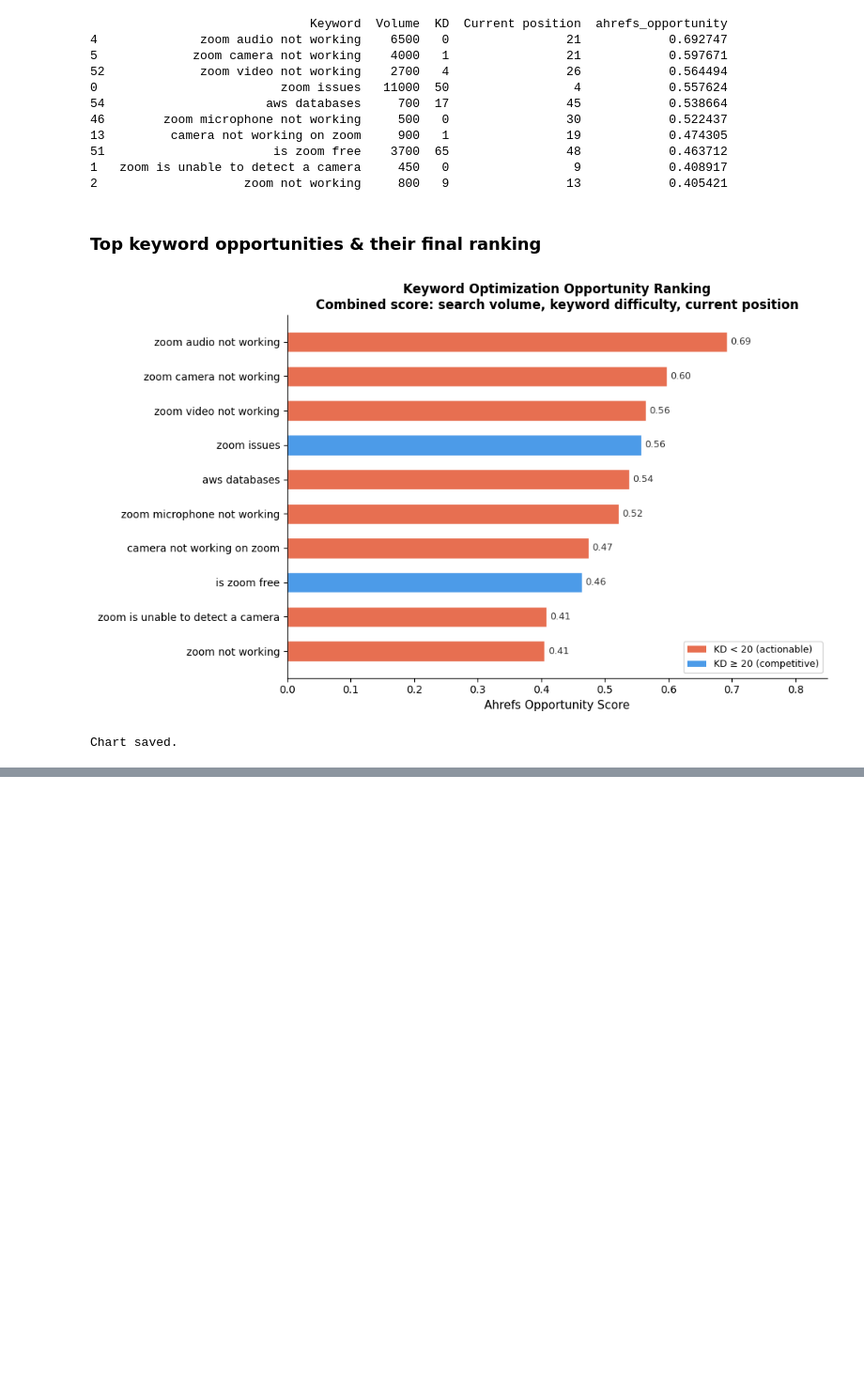
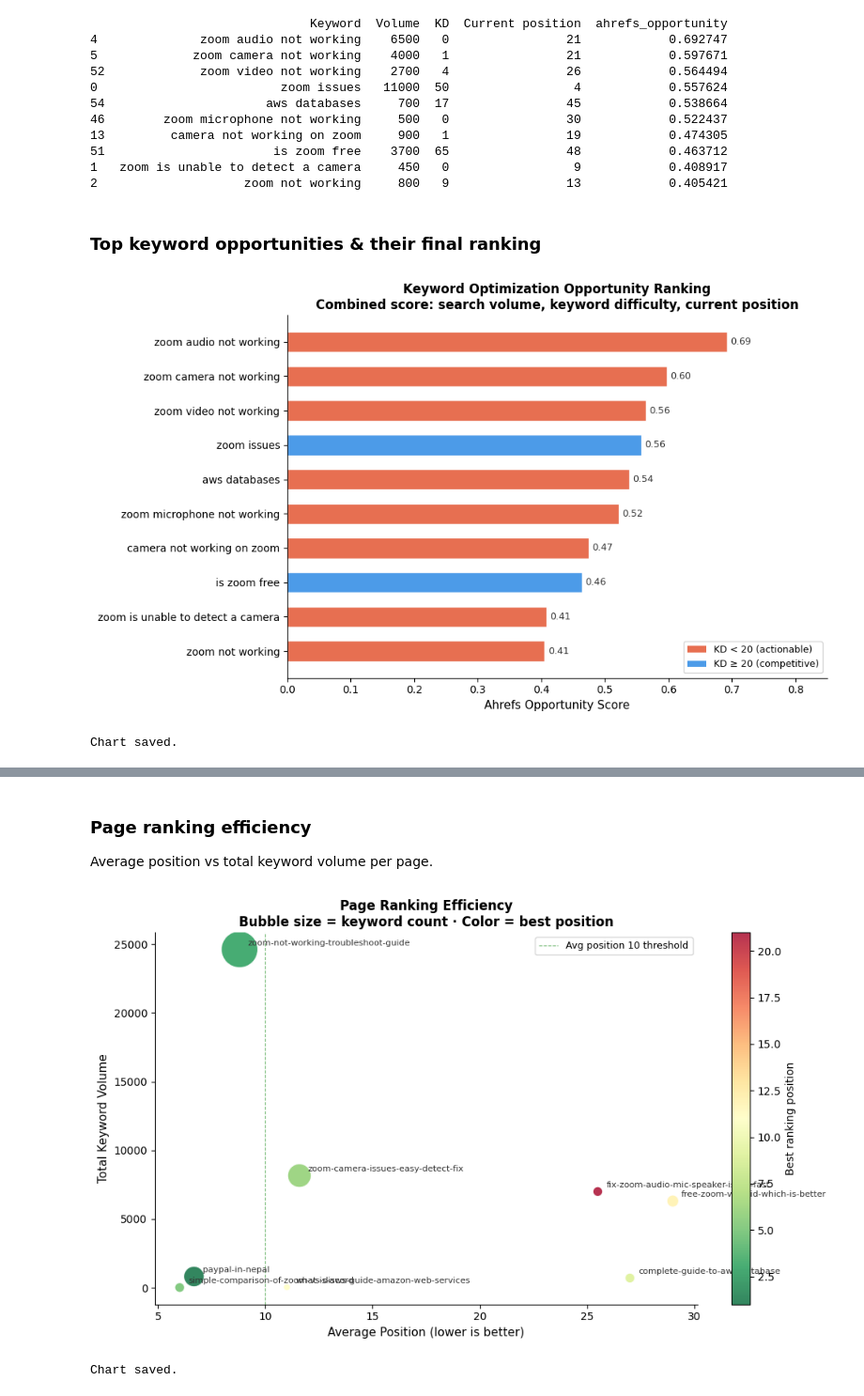
Before and after one commit to sonaml-007/SEO-Analysis, a Jupyter notebook: ahrefs-analysis/notebook-ahrefs/ahrefs-seo-analysis.ipynb, the cells around one changed output, grey strips where cells are left out. Shown at 94% size. Drawn from its saved outputs; the diff is of its cells as text; code cells hidden in the pictures; blank space fills up the shorter version.

```diff
--- a/ahrefs-analysis/notebook-ahrefs/ahrefs-seo-analysis.ipynb
+++ b/ahrefs-analysis/notebook-ahrefs/ahrefs-seo-analysis.ipynb
@@ -407,0 +545,14 @@ NameError: name 'pages' is not defined
+# %%
+# Clean URL to relative path
+positions['Page'] = positions['URL'].str.replace(
+    r'https?://[^/]+', '', regex=True
+).str.rstrip('/')
+
+page_positions = positions.groupby('Page').agg(
+    keyword_count=('Keyword', 'count'),
+    avg_position=('Position', 'mean'),
+    best_position=('Position', 'min'),
+    total_volume=('Volume', 'sum')
+).reset_index().sort_values('total_volume', ascending=False)
+
+print(page_positions.to_string())
@@ -407,0 +569,55 @@ NameError: name 'pages' is not defined
+# %% [markdown]
+### Page ranking efficiency
+Average position vs total keyword volume per page.
+# %%
+# Clean page labels
+page_positions['label'] = page_positions['Page'].str.replace(
+    r'\[client-site\]/blogs/', '', regex=True
+)
+
+fig, ax = plt.subplots(figsize=(10, 6))
+
+scatter = ax.scatter(
+    page_positions['avg_position'],
+    page_positions['total_volume'],
+    s=page_positions['keyword_count'] * 40,
+    c=page_positions['best_position'],
+    cmap='RdYlGn_r',
+    alpha=0.8,
+    edgecolors='white',
+    linewidth=0.8
+)
+
+cbar = plt.colorbar(scatter, ax=ax)
+cbar.set_label('Best ranking position', fontsize=10)
+
+for _, row in page_positions.iterrows():
+    ax.annotate(
+        row['label'],
+        (row['avg_position'], row['total_volume']),
+        textcoords='offset points',
+        xytext=(8, 4),
+        fontsize=8,
+        color='#333333'
+    )
+
+ax.axvline(x=10, color='green', linestyle='--', linewidth=0.8, alpha=0.6, label='Avg position 10 threshold')
+
+ax.set_xlabel('Average Position (lower is better)', fontsize=11)
+ax.set_ylabel('Total Keyword Volume', fontsize=11)
+ax.set_title(
+    'Page Ranking Efficiency\nBubble size = keyword count · Color = best position',
+    fontsize=12,
+    fontweight='bold'
+)
+ax.legend(fontsize=9)
+ax.spines['top'].set_visible(False)
+ax.spines['right'].set_visible(False)
+
+plt.tight_layout()
+plt.savefig('../output-ahrefs/chart/page_ranking_efficiency.png', dpi=150, bbox_inches='tight')
+plt.show()
+print("Chart saved.")
+# %% [output]
+[figure, added]
+Chart saved.
```
Also changed, not shown: parts of 12 cells of this notebook.
